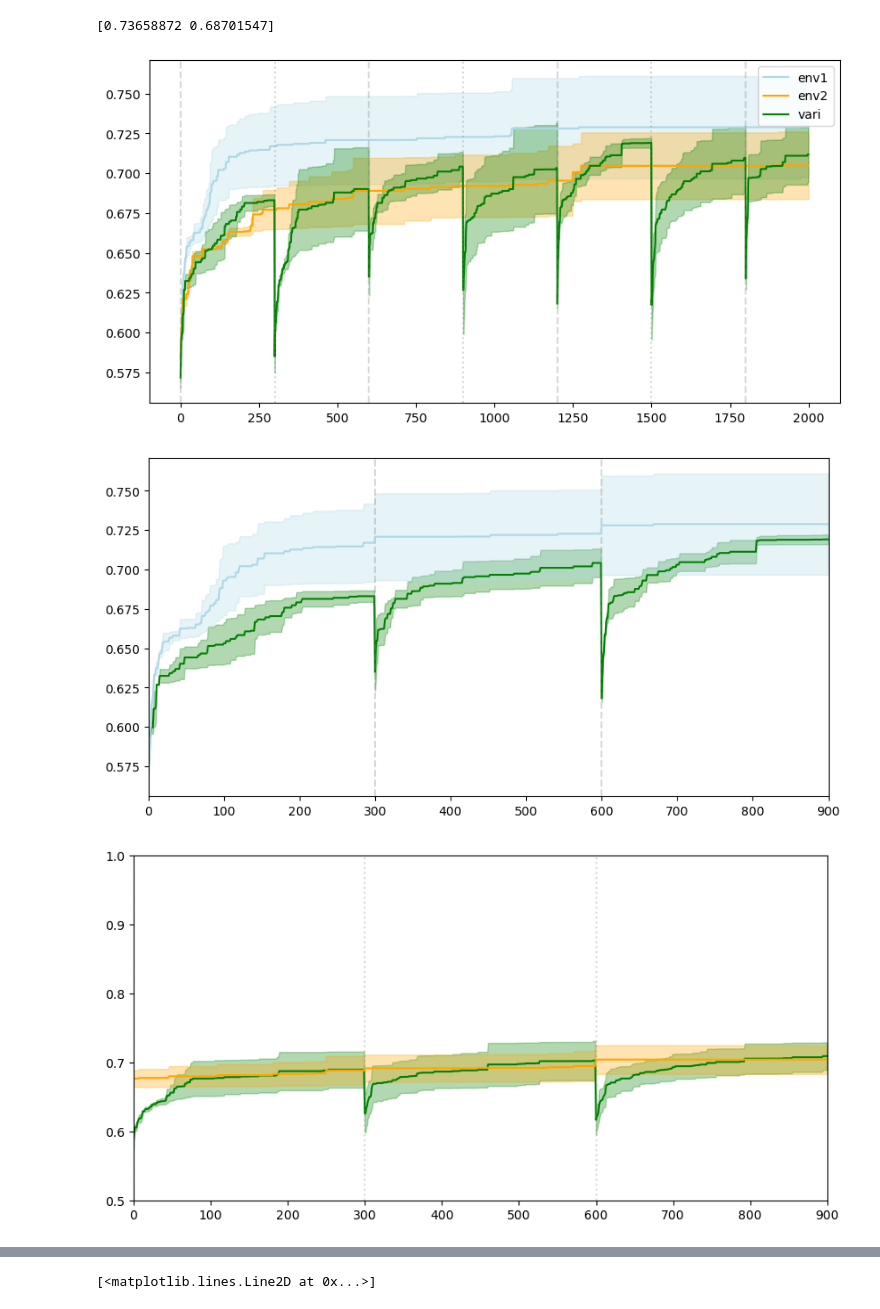
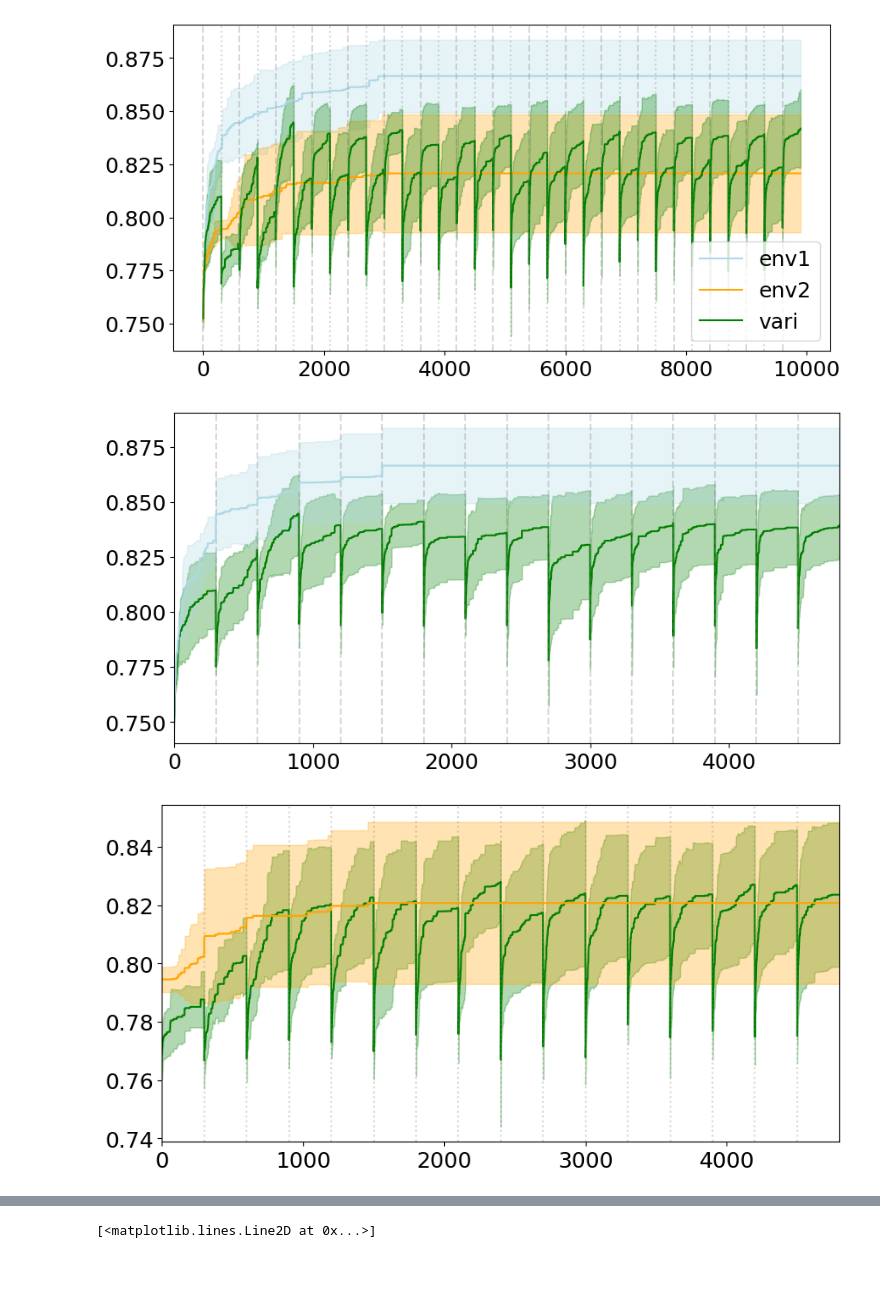
Before and after one commit to Cpetak/CA_GRN2, a Jupyter notebook: variable_maxave.ipynb, the cells around one changed output, grey strips where cells are left out. Drawn from its saved outputs; the diff is of its cells as text; code cells hidden in the pictures; blank space fills up the shorter version.

```diff
--- a/variable_maxave.ipynb
+++ b/variable_maxave.ipynb
@@ -94,8 +102,8 @@ Ts = [
 
 plt.rcParams["font.size"] = 18
 
-fig = plt.figure(constrained_layout=True, figsize=(10,8))
-gs = fig.add_gridspec(10, 10, wspace=0.0, hspace=0.2)
+fig = plt.figure(constrained_layout=True, figsize=(18,10))
+gs = fig.add_gridspec(len(rules), len(rules), wspace=0.0, hspace=0.2)
 ax = fig.add_subplot(gs[:, :8])
 
 helper.main_plt(xs, ys, rules, ax)
@@ -111,6 +119,7 @@ for T in [0, 1]:
             ax.yaxis.set_label_position("right")
             ax.set_ylabel(f" {rules[i]}", rotation="horizontal", ha="left")
         helper.imshow_ca(Ts[T][i], ax=ax)
+
 plt.tight_layout()
 plt.show()
 #plt.savefig("figs/2envinp_scatter.png")
@@ -118,0 +128,12 @@ plt.show()
+# %%
+'''
+temprules = [102]
+tempmetric = "avefits"
+fig = plt.figure(figsize=(10,8))
+for rule in temprules:
+    print(rule)
+    vari_maxs=[np.loadtxt(os.path.expanduser(root+f"stats_{season_len}_{rule}-{rule}_{seed_ints[0]}-{seed_ints[1]}_{i+1}_{tempmetric}.txt")) for i in range(num_reps)]
+    for v in vari_maxs:
+        plt.plot(v)
+    plt.show()
+'''
@@ -119,16 +145,16 @@ plt.show()
 # %%
-root="~/Documents/GitHub/CA_GRN2/results_testing_saving/"
+#root="~/Documents/GitHub/CA_GRN2/results_testing_saving/"
 #root="~/Documents/GitHub/CA_GRN2/results_testing_L1_01_good/"
+root="~/all_avemaxs/"
 season_len = 300
 metric = "maxfits"
-rule = 30
-rules=[rule,rule]
+rule = rules[0]
 seed_ints = [69904,149796]
-num_reps = 2
+num_reps = 5
 
-vari_maxs=[np.loadtxt(os.path.expanduser(root+f"stats_{season_len}_{rules[0]}-{rules[1]}_{seed_ints[0]}-{seed_ints[1]}_{i+1}_{metric}.txt")) for i in range(num_reps)]
+vari_maxs=[np.loadtxt(os.path.expanduser(root+f"stats_{season_len}_{rule}-{rule}_{seed_ints[0]}-{seed_ints[1]}_{i+1}_{metric}.txt")) for i in range(num_reps)]
+vari_maxs=[v[:9899] for v in vari_maxs] #so that it is not 100 gens into a new season
 # %%
-rule = rules[0]
 all_maxs=helper.get_fits([rule,rule], seed_ints, metric, root, season_len, num_reps, exprapolate=True)
 all_maxs=np.array(all_maxs)
 labels=["vari","env1","env2"]
@@ -138,12 +164,12 @@ colors = ["green", "lightblue", "orange"]
 fig, ax=plt.subplots(nrows=1,ncols=1, figsize=(10, 5),sharex=True) #sharey=True)
 for i,m in enumerate(all_maxs[1:]):
     mean1 = np.mean(m, axis=0)
-    stderr1 = np.std(m, axis=0) / np.sqrt(num_reps)
+    stderr1 = np.std(m, axis=0) #/ np.sqrt(num_reps)
     ax.fill_between(range(len(mean1)), mean1 - stderr1, mean1 + stderr1, alpha=0.3, color = colors[1:][i])
     ax.plot(mean1, "-", label=labels[1:][i], color = colors[1:][i])
 m=vari_maxs #all_maxs[0]
 mean1 = np.mean(m, axis=0)
-stderr1 = np.std(m, axis=0) / np.sqrt(num_reps)
+stderr1 = np.std(m, axis=0) #/ np.sqrt(num_reps)
 ax.fill_between(range(len(mean1)), mean1 - stderr1, mean1 + stderr1, alpha=0.3,color=colors[0])
 ax.plot(mean1, "-", label= labels[0], color=colors[0])
 #ax.set_xlim(1000,1700)
@@ -186,39 +212,37 @@ chunked_gens1 = np.array([x for xs in chunked_gens1 for x in xs])
 chunked_gens2 = np.array([x for xs in chunked_gens2 for x in xs])
 
 fig, ax=plt.subplots(nrows=1,ncols=1, figsize=(10, 5),sharex=True) #sharey=True)
 ax.plot(season1,color=colors[0])
 ax.fill_between(range(len(season1)), season1 - season1_std, season1 + season1_std, alpha=0.3,color=colors[0])
 for j in range(0, len(season1), season_len):
     if j % (season_len * 2) == 0:
         ax.axvline(j, linestyle="--", color="gray", alpha=0.3)
     else:
         ax.axvline(j, linestyle="--", color="gray", alpha=0.3)
 mean1 = np.mean(all_maxs[1][:, chunked_gens1], axis=0) #all reps, only chunked gens
-stderr1 = np.std(all_maxs[1][:, chunked_gens1], axis=0) / np.sqrt(num_reps)
+stderr1 = np.std(all_maxs[1][:, chunked_gens1], axis=0) #/ np.sqrt(num_reps)
 ax.fill_between(range(len(mean1)), mean1 - stderr1, mean1 + stderr1, alpha=0.3, color = colors[1])
 ax.plot(mean1, "-", label=labels[1], color = colors[1])
 plt.xlim(0, len(season1))
+#plt.ylim(0.8,0.9)
 plt.show()
 
 fig, ax=plt.subplots(nrows=1,ncols=1, figsize=(10, 5),sharex=True) #sharey=True)
 ax.plot(season2,color=colors[0])
 ax.fill_between(range(len(season2)), season2 - season2_std, season2 + season2_std, alpha=0.3,color=colors[0])
 for j in range(0, len(season2), season_len):
     if j % (season_len * 2) == 0:
         ax.axvline(j, linestyle=":", color="gray", alpha=0.3)
     else:
         ax.axvline(j, linestyle=":", color="gray", alpha=0.3)
 mean1 = np.mean(all_maxs[2][:, chunked_gens2], axis=0)
-stderr1 = np.std(all_maxs[2][:, chunked_gens2], axis=0) / np.sqrt(num_reps)
+stderr1 = np.std(all_maxs[2][:, chunked_gens2], axis=0) #/ np.sqrt(num_reps)
 ax.fill_between(range(len(mean1)), mean1 - stderr1, mean1 + stderr1, alpha=0.3, color = colors[2])
 ax.plot(mean1, "-", label=labels[2], color = colors[2])
 plt.xlim(0, len(season1))
-
-
-plt.ylim(0.5,1)
+#plt.ylim(0.9,1)
 plt.show()
 # %% [output]
-[0.73658872 0.68701547]
-[figure, old version]
+[figure, new version]
-[figure, old version]
+[figure, new version]
-[figure, old version]
+[figure, new version]
```
Also changed, not shown: parts of 8 cells of this notebook, 4 other files.
